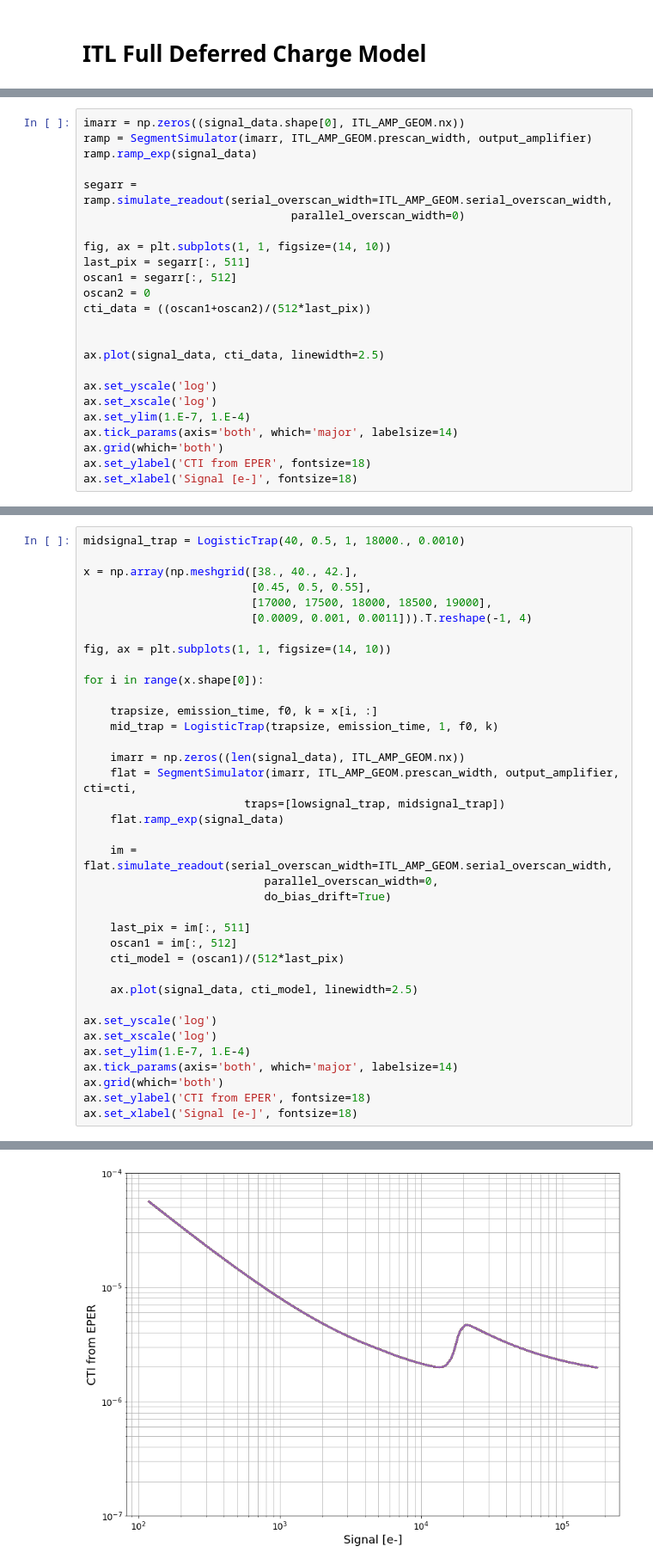
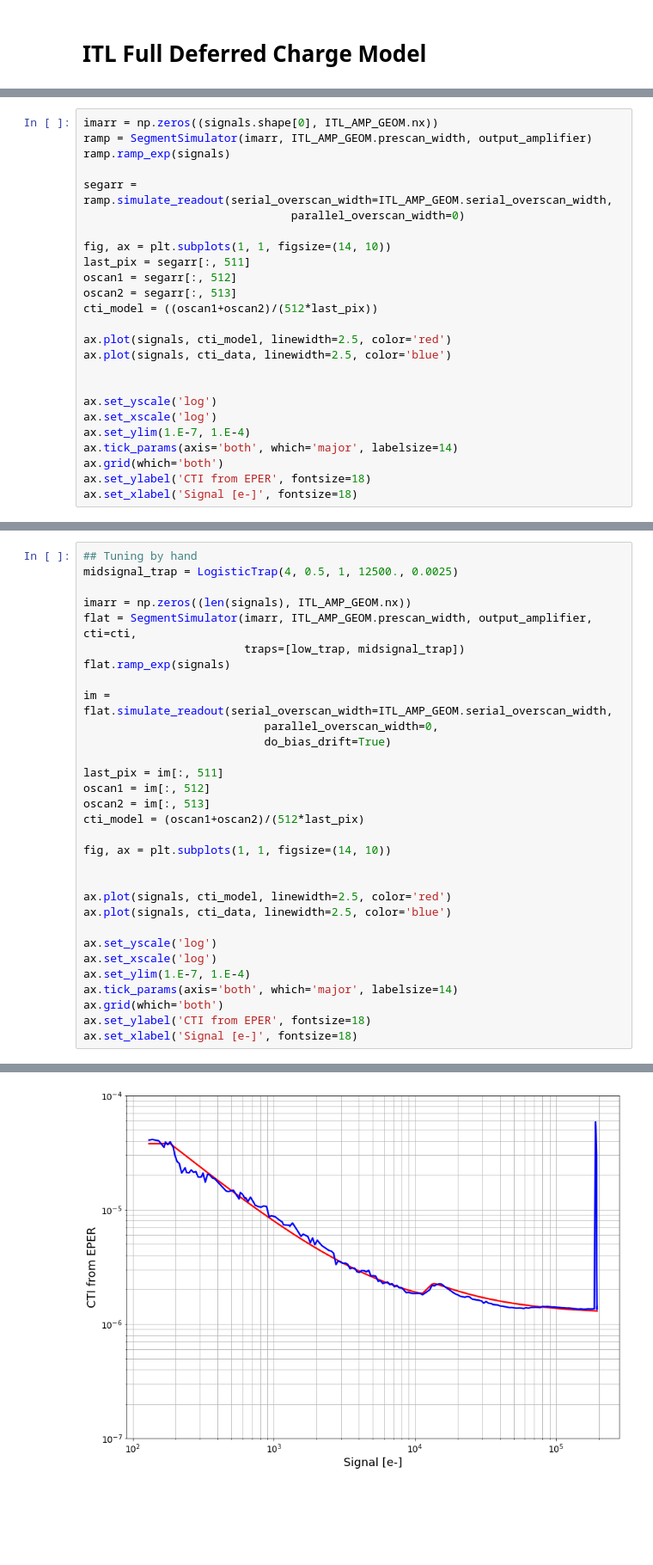
Before and after one commit to Snyder005/ctisim, a Jupyter notebook: notebooks/OverscanTesting.ipynb, the cells around one changed output, grey strips where cells are left out. Shown: that part at 86% size. Cells and saved outputs as stored; diff of their text form; blank space fills up the shorter version.

```diff
--- a/notebooks/OverscanTesting.ipynb
+++ b/notebooks/OverscanTesting.ipynb
@@ -71,7 +85,7 @@ print(output_amplifier.scale, output_amplifier.decay_time)
 # %%
-imarr = np.zeros((signal_data.shape[0], ITL_AMP_GEOM.nx))
+imarr = np.zeros((signals.shape[0], ITL_AMP_GEOM.nx))
 ramp = SegmentSimulator(imarr, ITL_AMP_GEOM.prescan_width, output_amplifier)
-ramp.ramp_exp(signal_data)
+ramp.ramp_exp(signals)
 
 segarr = ramp.simulate_readout(serial_overscan_width=ITL_AMP_GEOM.serial_overscan_width,
                                parallel_overscan_width=0)
@@ -79,11 +93,12 @@ segarr = ramp.simulate_readout(serial_overscan_width=ITL_AMP_GEOM.serial_oversca
 fig, ax = plt.subplots(1, 1, figsize=(14, 10))
 last_pix = segarr[:, 511]
 oscan1 = segarr[:, 512]
-oscan2 = 0
-cti_data = ((oscan1+oscan2)/(512*last_pix))
+oscan2 = segarr[:, 513]
+cti_model = ((oscan1+oscan2)/(512*last_pix))
 
+ax.plot(signals, cti_model, linewidth=2.5, color='red')
+ax.plot(signals, cti_data, linewidth=2.5, color='blue')
 
-ax.plot(signal_data, cti_data, linewidth=2.5)
 
 ax.set_yscale('log')
 ax.set_xscale('log')
@@ -157,40 +171,34 @@ Text(0.5, 0, 'Signal [e-]')
 # %%
-midsignal_trap = LogisticTrap(40, 0.5, 1, 18000., 0.0010)
+## Tuning by hand
+midsignal_trap = LogisticTrap(4, 0.5, 1, 12500., 0.0025)
 
-x = np.array(np.meshgrid([38., 40., 42.],
-                         [0.45, 0.5, 0.55],
-                         [17000, 17500, 18000, 18500, 19000],
-                         [0.0009, 0.001, 0.0011])).T.reshape(-1, 4)
+imarr = np.zeros((len(signals), ITL_AMP_GEOM.nx))
+flat = SegmentSimulator(imarr, ITL_AMP_GEOM.prescan_width, output_amplifier, cti=cti,
+                        traps=[low_trap, midsignal_trap])
+flat.ramp_exp(signals)
+
+im = flat.simulate_readout(serial_overscan_width=ITL_AMP_GEOM.serial_overscan_width,
+                           parallel_overscan_width=0,
+                           do_bias_drift=True)
+
+last_pix = im[:, 511]
+oscan1 = im[:, 512]
+oscan2 = im[:, 513]
+cti_model = (oscan1+oscan2)/(512*last_pix)
 
 fig, ax = plt.subplots(1, 1, figsize=(14, 10))
 
-for i in range(x.shape[0]):
 
-    trapsize, emission_time, f0, k = x[i, :]
-    mid_trap = LogisticTrap(trapsize, emission_time, 1, f0, k)
-
-    imarr = np.zeros((len(signal_data), ITL_AMP_GEOM.nx))
-    flat = SegmentSimulator(imarr, ITL_AMP_GEOM.prescan_width, output_amplifier, cti=cti,
-                        traps=[lowsignal_trap, midsignal_trap])
-    flat.ramp_exp(signal_data)
-
-    im = flat.simulate_readout(serial_overscan_width=ITL_AMP_GEOM.serial_overscan_width,
-                           parallel_overscan_width=0,
-                           do_bias_drift=True)
-
-    last_pix = im[:, 511]
-    oscan1 = im[:, 512]
-    cti_model = (oscan1)/(512*last_pix)
-
-    ax.plot(signal_data, cti_model, linewidth=2.5)
+ax.plot(signals, cti_model, linewidth=2.5, color='red')
+ax.plot(signals, cti_data, linewidth=2.5, color='blue')
 
 ax.set_yscale('log')
 ax.set_xscale('log')
 ax.set_ylim(1.E-7, 1.E-4)
 ax.tick_params(axis='both', which='major', labelsize=14)
 ax.grid(which='both')
 ax.set_ylabel('CTI from EPER', fontsize=18)
 ax.set_xlabel('Signal [e-]', fontsize=18)
 # %% [output]
 Text(0.5, 0, 'Signal [e-]')
-[figure, old version]
+[figure, new version]
```
Also changed, not shown: parts of 15 cells of this notebook, 2 other files.
